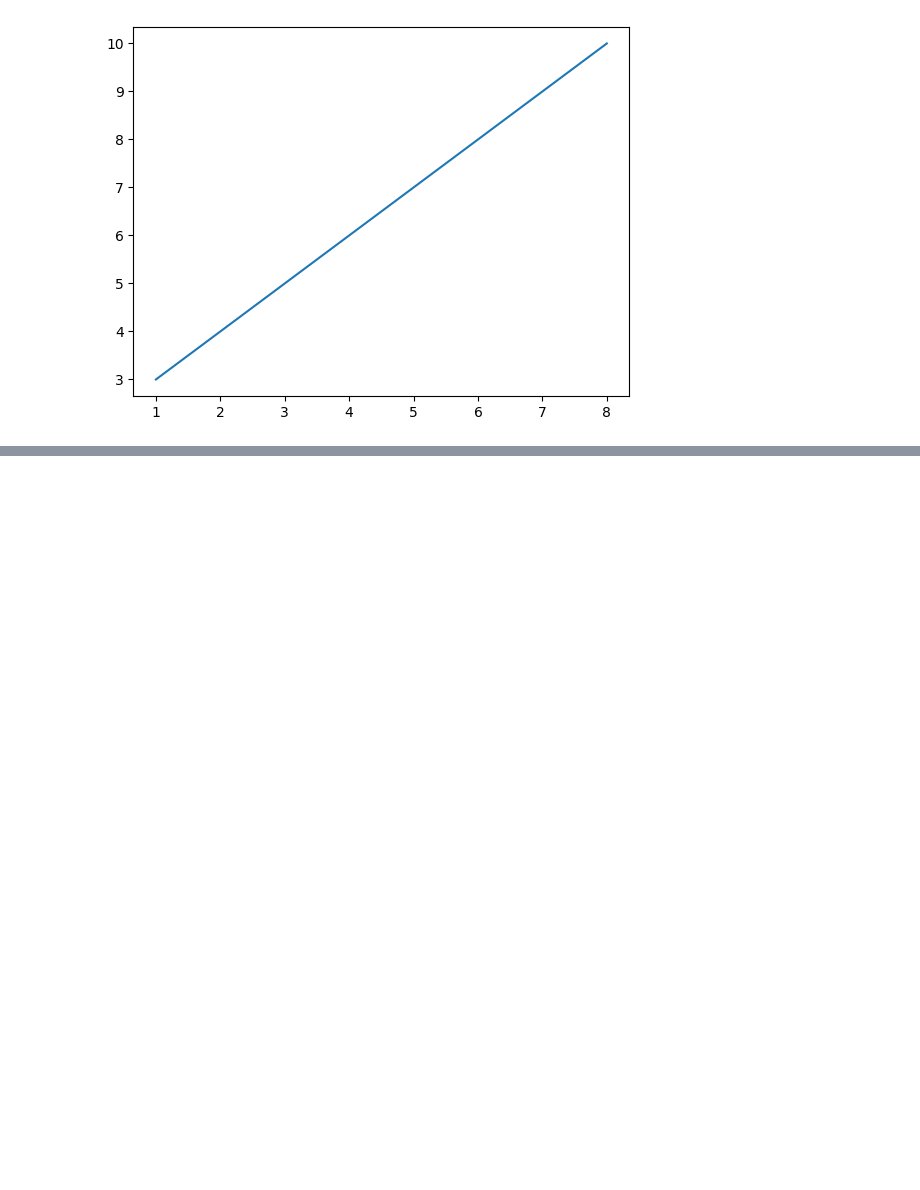
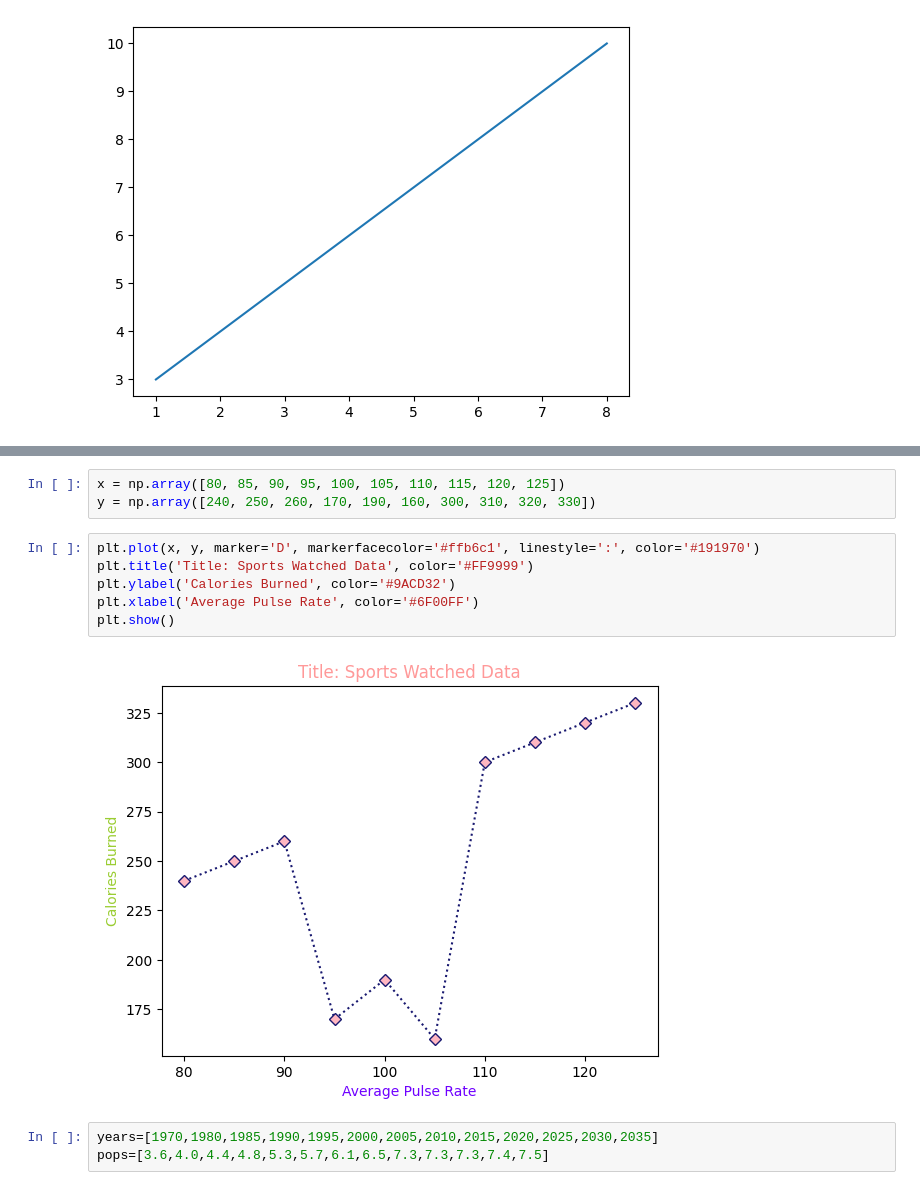
Before and after one commit to naiilaahh/MatPlotLib, a Jupyter notebook: MatPlotLib.ipynb, the cells around one changed output, grey strips where cells are left out. Cells and saved outputs as stored; diff of their text form; blank space fills up the shorter version.

```diff
--- a/MatPlotLib.ipynb
+++ b/MatPlotLib.ipynb
@@ -32,0 +40,14 @@ plt.show()
+# %%
+x = np.array([80, 85, 90, 95, 100, 105, 110, 115, 120, 125])
+y = np.array([240, 250, 260, 170, 190, 160, 300, 310, 320, 330])
+# %%
+plt.plot(x, y, marker='D', markerfacecolor='#ffb6c1', linestyle=':', color='#191970')
+plt.title('Title: Sports Watched Data', color='#FF9999')
+plt.ylabel('Calories Burned', color='#9ACD32')
+plt.xlabel('Average Pulse Rate', color='#6F00FF')
+plt.show()
+# %% [output]
+[figure, added]
+# %%
+years=[1970,1980,1985,1990,1995,2000,2005,2010,2015,2020,2025,2030,2035]
+pops=[3.6,4.0,4.4,4.8,5.3,5.7,6.1,6.5,7.3,7.3,7.3,7.4,7.5]
```
Also changed, not shown: parts of 3 cells of this notebook, 1 other file.
